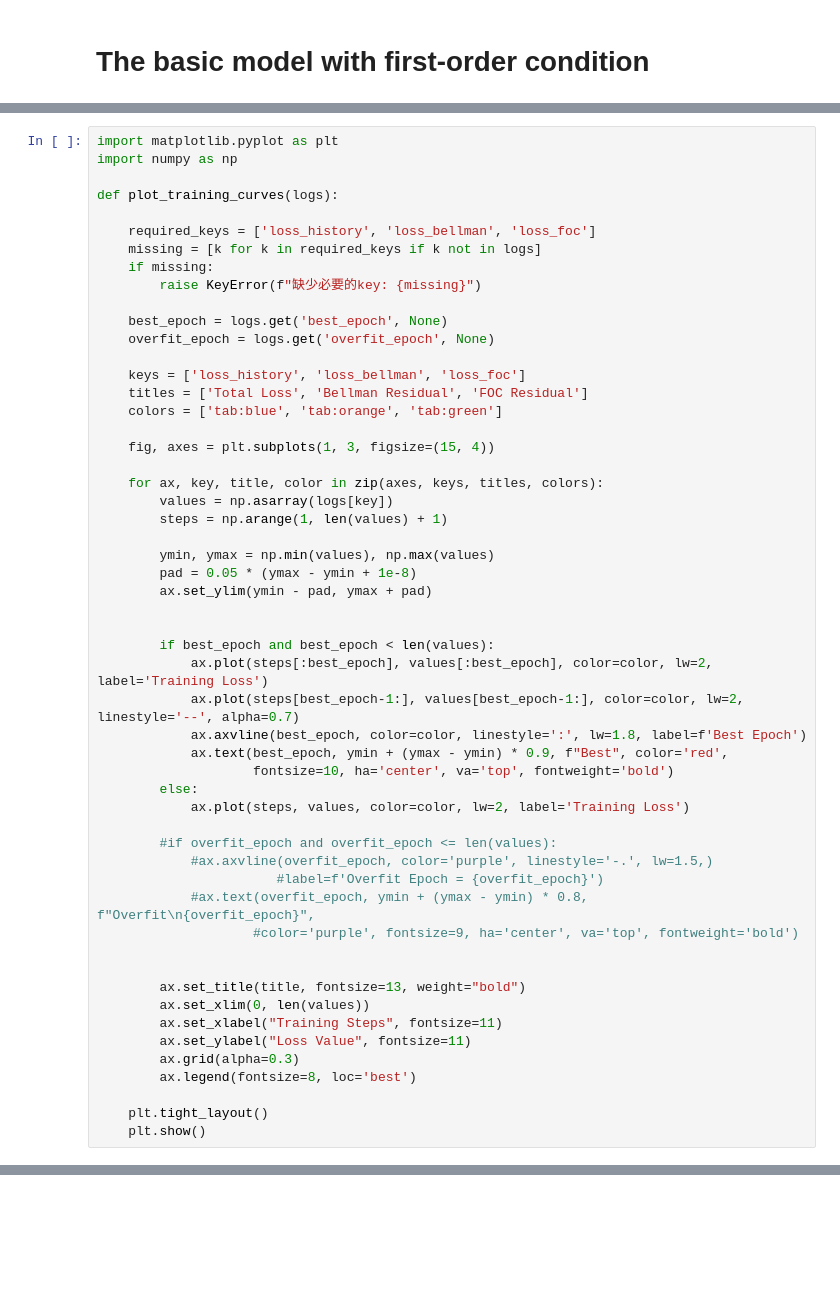
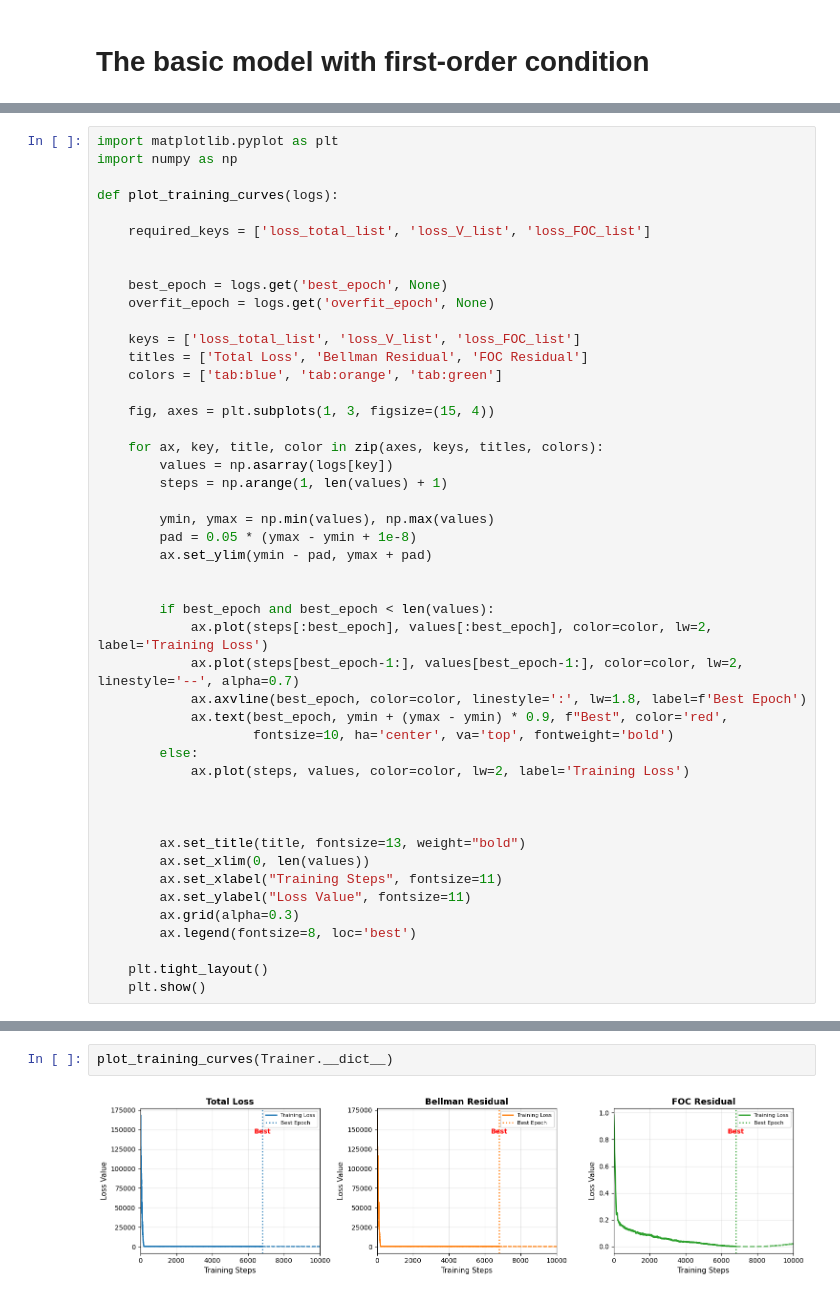
Before and after one commit to ziyuetan-sys/2026_MLCOE_Corporate_Finance, a Jupyter notebook: simulation/basic_model.ipynb, the cells around one changed output, grey strips where cells are left out. Drawn from its saved outputs; the diff is of its cells as text; blank space fills up the shorter version.

```diff
--- a/simulation/basic_model.ipynb
+++ b/simulation/basic_model.ipynb
@@ -50,15 +54,13 @@ import numpy as np
 
 def plot_training_curves(logs):
 
-    required_keys = ['loss_history', 'loss_bellman', 'loss_foc']
-    missing = [k for k in required_keys if k not in logs]
-    if missing:
-        raise KeyError(f"缺少必要的key: {missing}")
+    required_keys = ['loss_total_list', 'loss_V_list', 'loss_FOC_list']
+
 
     best_epoch = logs.get('best_epoch', None)
     overfit_epoch = logs.get('overfit_epoch', None)
 
-    keys = ['loss_history', 'loss_bellman', 'loss_foc']
+    keys = ['loss_total_list', 'loss_V_list', 'loss_FOC_list']
     titles = ['Total Loss', 'Bellman Residual', 'FOC Residual']
     colors = ['tab:blue', 'tab:orange', 'tab:green']
 
@@ -82,11 +84,6 @@ def plot_training_curves(logs):
         else:
             ax.plot(steps, values, color=color, lw=2, label='Training Loss')
 
-        #if overfit_epoch and overfit_epoch <= len(values):
-            #ax.axvline(overfit_epoch, color='purple', linestyle='-.', lw=1.5,)
-                       #label=f'Overfit Epoch = {overfit_epoch}')
-            #ax.text(overfit_epoch, ymin + (ymax - ymin) * 0.8, f"Overfit\n{overfit_epoch}",
-                    #color='purple', fontsize=9, ha='center', va='top', fontweight='bold')
 
 
         ax.set_title(title, fontsize=13, weight="bold")
@@ -184,0 +118,4 @@ plot_evaluation_curves(Trainer.__dict__)
+# %%
+plot_training_curves(Trainer.__dict__)
+# %% [output]
+[figure, added]
```
Also changed, not shown: parts of 7 cells of this notebook, 11 other files.
